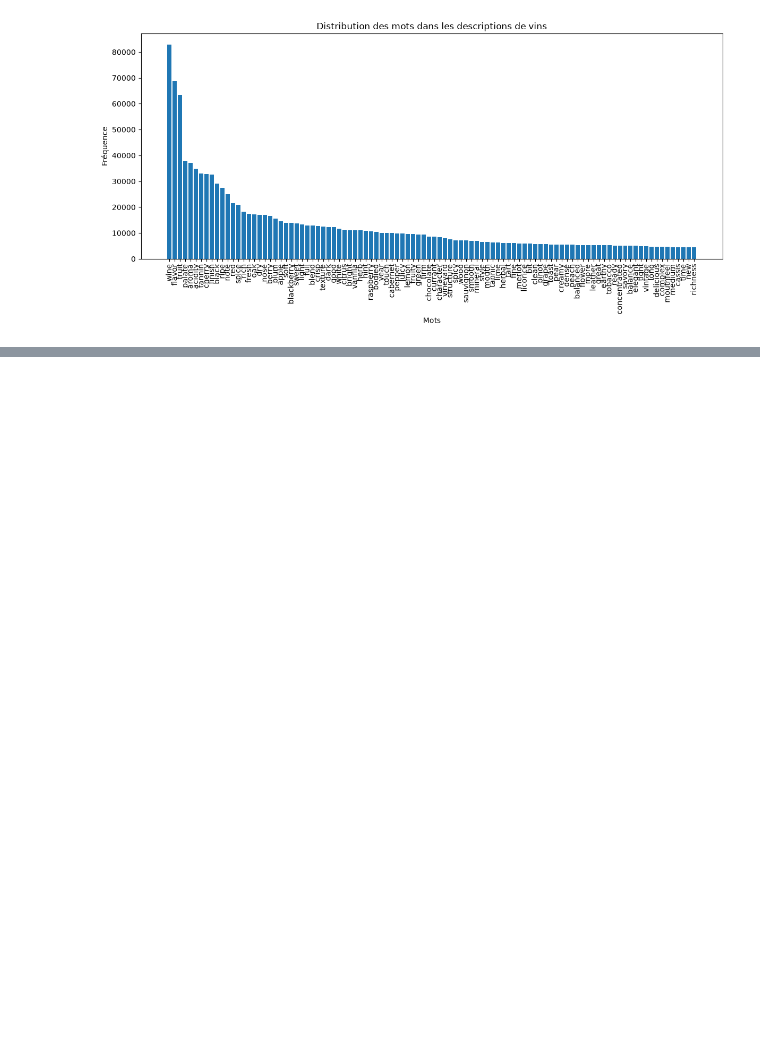
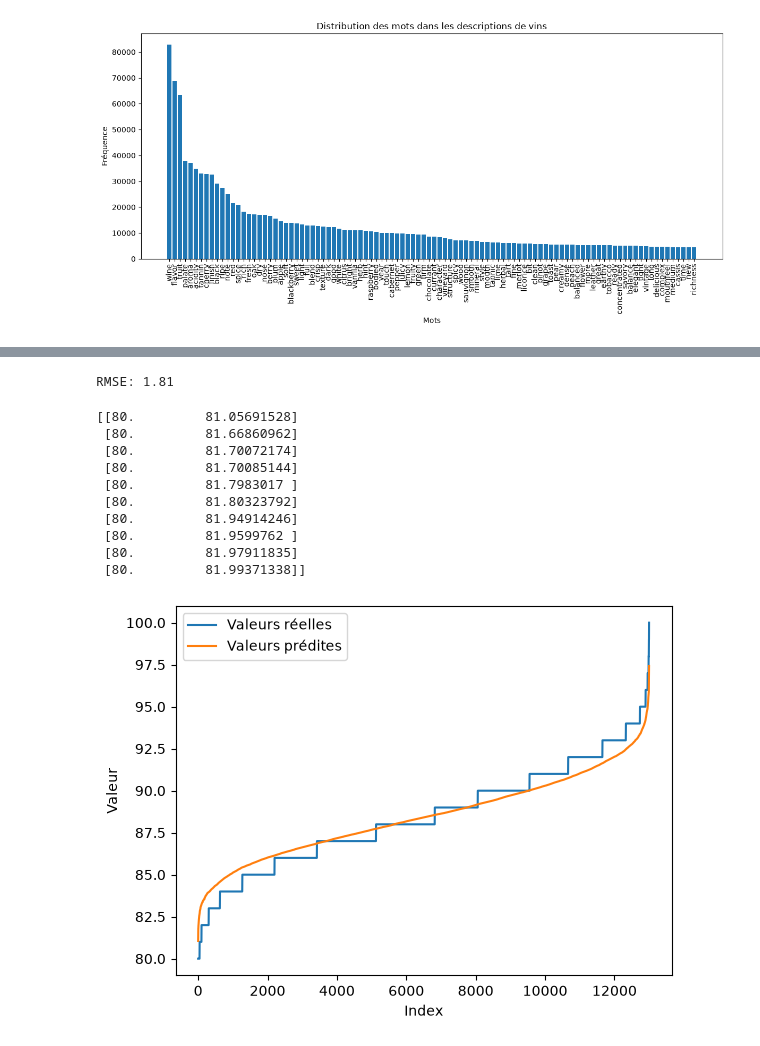
Before and after one commit to Alexso1010/Wine-Cloud, a Jupyter notebook: vin.ipynb, the cells around one changed output, grey strips where cells are left out. Cells and saved outputs as stored; diff of their text form; code cells hidden in the pictures; blank space fills up the shorter version.

Commit message:
results with desc

```diff
--- a/vin.ipynb
+++ b/vin.ipynb
@@ -386,0 +393,17 @@ df_cleaned.to_csv("data/wine_cleaned_with_desc.csv", index=False)
+# %%
+df = pd.read_csv("data/wine_cleaned_with_desc.csv")
+mots_kept = df.columns[6:]
+X = np.concatenate([df.values[:,0].reshape(-1,1), df.values[:,3:6]], axis=1)
+X_prix=df.values[:,2].reshape(-1,1)
+X_desc=df.values[:,6:]
+Y=df.values[:,1].reshape(-1,1)
+# %%
+from sklearn.preprocessing import OneHotEncoder
+
+enc = OneHotEncoder(handle_unknown='ignore', sparse_output=False)
+
+
+X = enc.fit_transform(X)
+X = np.concatenate([X, X_prix, X_desc], axis=1)
+print("Catégories trouvées, colonne par colonne: \n", enc.categories_)
+print("Echantillon transformé: \n", X[0,:], Y[0])
@@ -386,0 +428,42 @@ df_cleaned.to_csv("data/wine_cleaned_with_desc.csv", index=False)
+# %%
+Xtrain, Xtest, Ytrain, Ytest = sklearn.model_selection.train_test_split(X, Y, test_size=0.1, random_state=42)
+# %%
+from sklearn.metrics import mean_squared_error
+
+
+bst = xgb.XGBRegressor(learning_rate=0.05, max_depth=7, n_estimators=500, subsample=0.6, random_state=42)
+bst.fit(Xtrain, Ytrain)
+y_pred = bst.predict(Xtest)
+
+
+y_pred = bst.predict(Xtest).ravel()
+
+rmse = np.sqrt(mean_squared_error(Ytest, y_pred))
+print(f"RMSE: {rmse:.2f}")
+# %% [output]
+RMSE: 1.81
+# %%
+linked = np.sort(np.array([[yt[0],yp] for yt, yp in zip(Ytest, y_pred)]),axis=0)
+print(linked[:10])
+
+
+plt.plot(linked[:, 0], label="Valeurs réelles")
+plt.plot(linked[:, 1], label="Valeurs prédites")
+
+
+plt.xlabel("Index")
+plt.ylabel("Valeur")
+plt.legend()
+plt.show()
+# %% [output]
+[[80.         81.05691528]
+ [80.         81.66860962]
+ [80.         81.70072174]
+ [80.         81.70085144]
+ [80.         81.7983017 ]
+ [80.         81.80323792]
+ [80.         81.94914246]
+ [80.         81.9599762 ]
+ [80.         81.97911835]
+ [80.         81.99371338]]
+[figure, added]
```
Also changed, not shown: parts of 8 cells of this notebook, 2 other files.
